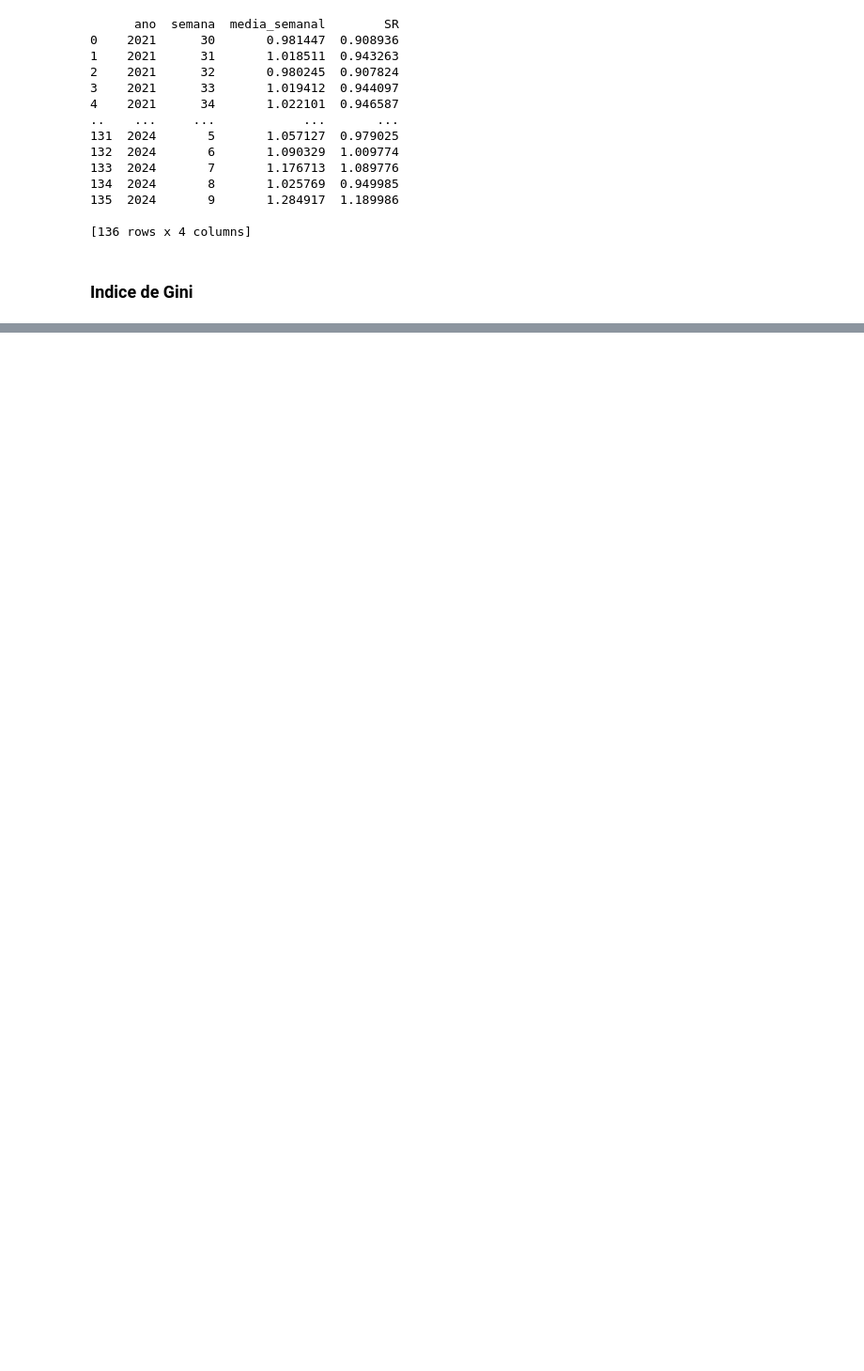
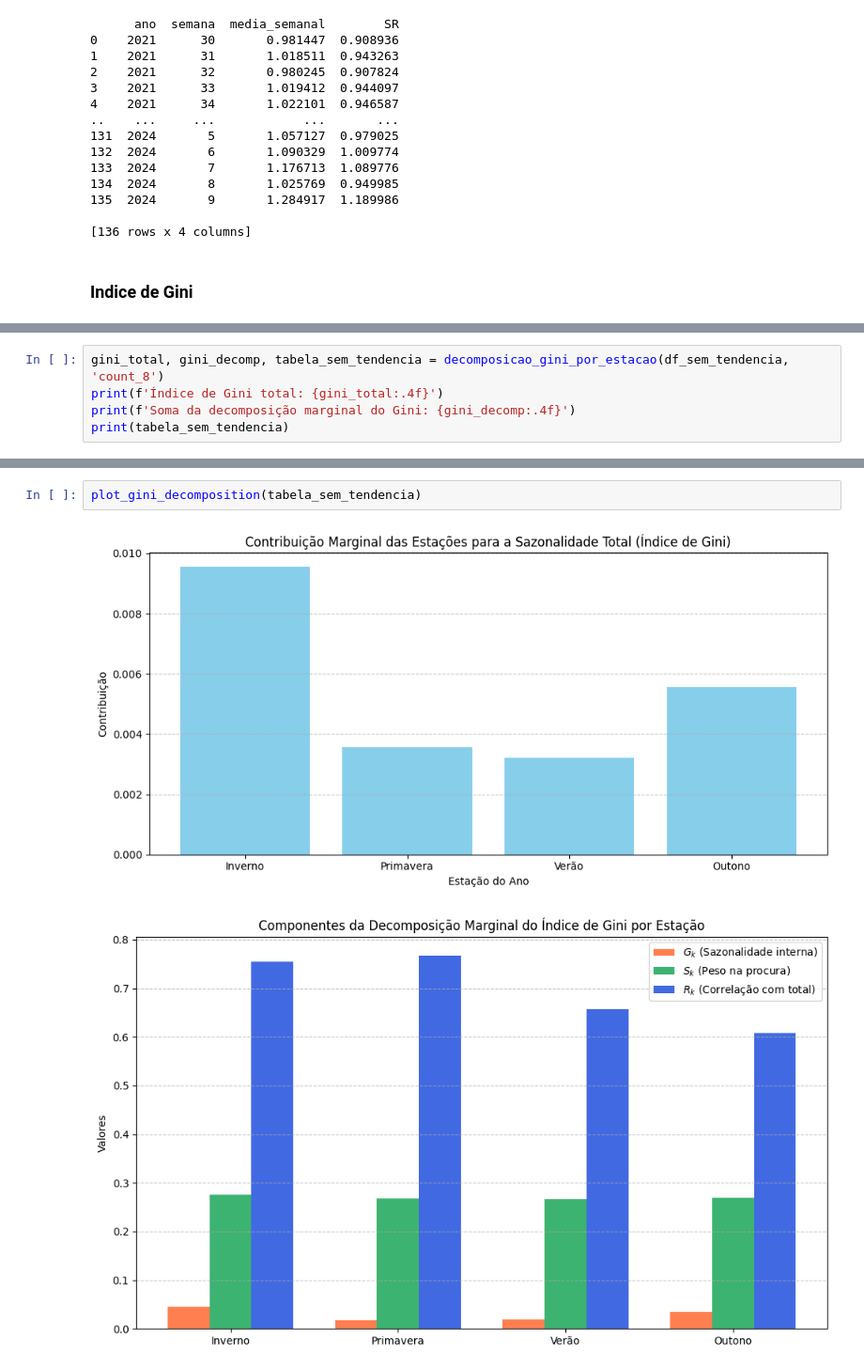
Before and after one commit to joanacarvalheiro/Seasonality, a Jupyter notebook: construcao_modelos/MSTL.ipynb, the cells around one changed output, grey strips where cells are left out. Shown at 94% size. Drawn from its saved outputs; the diff is of its cells as text; blank space fills up the shorter version.

```diff
--- a/construcao_modelos/MSTL.ipynb
+++ b/construcao_modelos/MSTL.ipynb
@@ -813,0 +1002,5 @@ print(df_sr)
+# %%
+gini_total, gini_decomp, tabela_sem_tendencia = decomposicao_gini_por_estacao(df_sem_tendencia, 'count_8')
+print(f'Índice de Gini total: {gini_total:.4f}')
+print(f'Soma da decomposição marginal do Gini: {gini_decomp:.4f}')
+print(tabela_sem_tendencia)
@@ -813,0 +1016,5 @@ print(df_sr)
+# %%
+plot_gini_decomposition(tabela_sem_tendencia)
+# %% [output]
+[figure, added]
+[figure, added]
```
Also changed, not shown: parts of 27 cells of this notebook.
